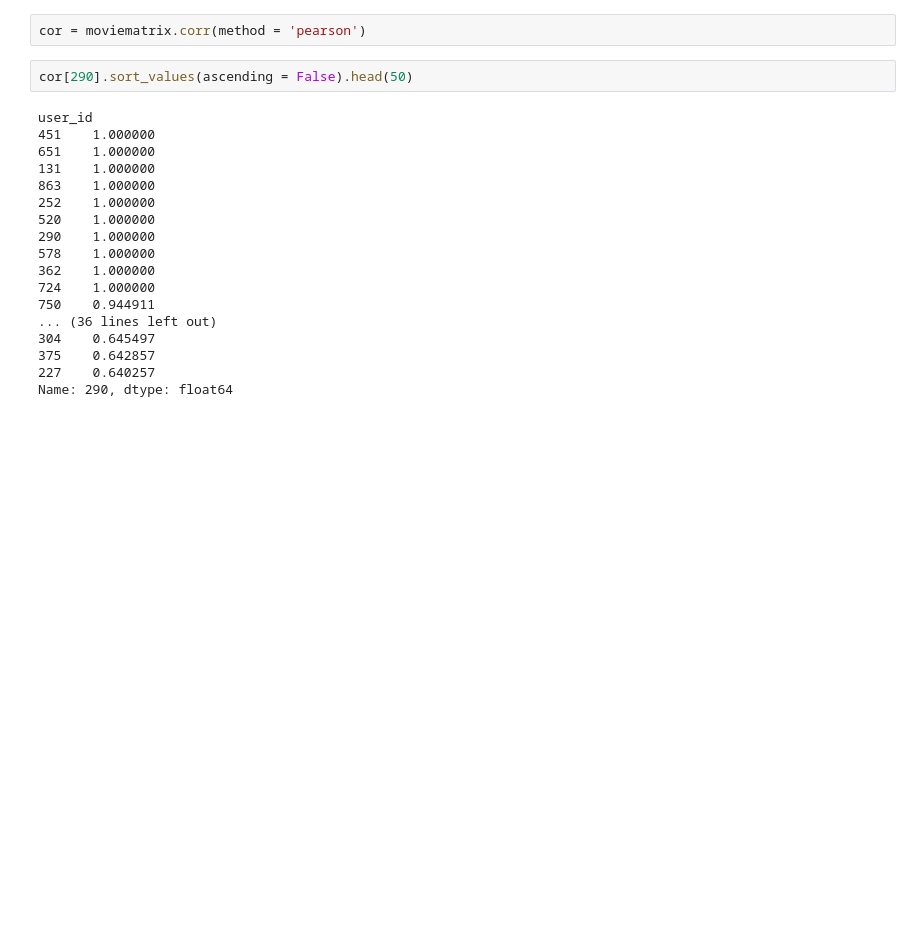
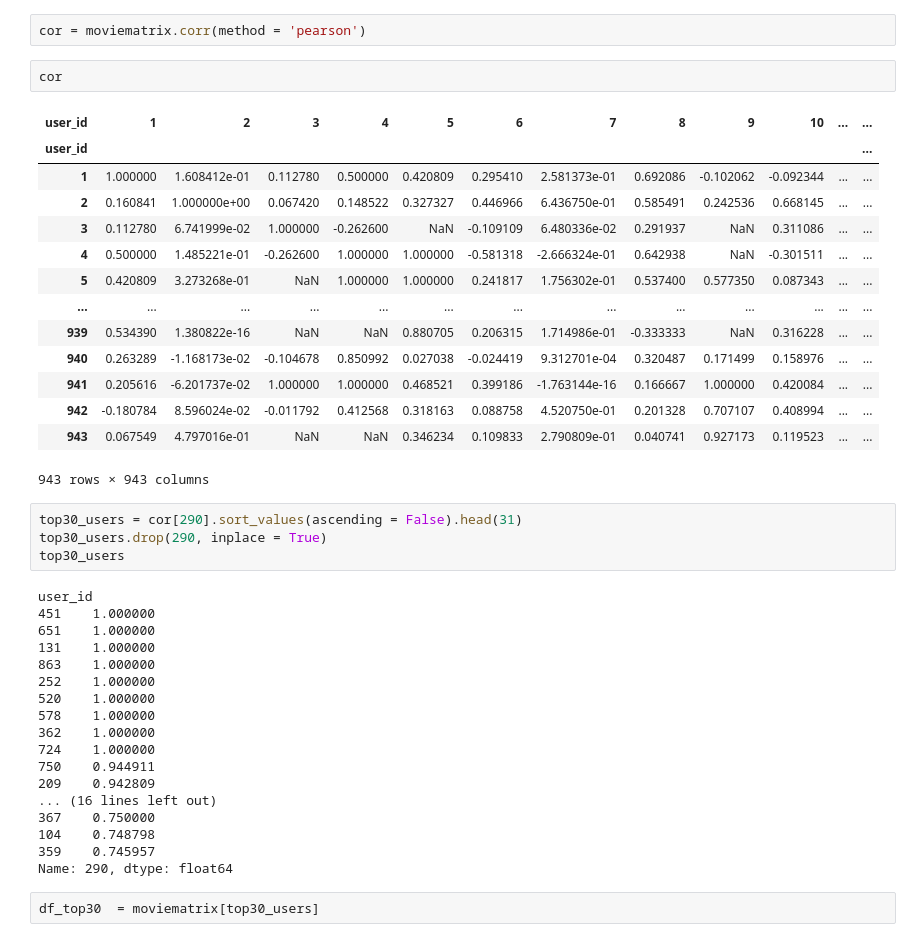
Before and after one commit to ali-d-nasseri/Recommender-System, a Jupyter notebook: Recommender Project.ipynb, the cells around one changed output. Saved outputs shown, nothing was run; the diff lists cells and outputs as text; blank space fills up the shorter version.

```diff
--- a/Recommender Project.ipynb
+++ b/Recommender Project.ipynb
@@ -94,7 +112,26 @@ moviematrix = movielens.pivot_table(index = 'title', columns = 'user_id', values
 # %%
 cor = moviematrix.corr(method = 'pearson')
+# %%
+cor
+# %% [output]
+| user_id | 1 | 2 | 3 | 4 | 5 | 6 | 7 | 8 | 9 | 10 | ... | ... |
+| user_id |  |  |  |  |  |  |  |  |  |  |  | ... |
+| 1 | 1.000000 | 1.608412e-01 | 0.112780 | 0.500000 | 0.420809 | 0.295410 | 2.581373e-01 | 0.692086 | -0.102062 | -0.092344 | ... | ... |
+| 2 | 0.160841 | 1.000000e+00 | 0.067420 | 0.148522 | 0.327327 | 0.446966 | 6.436750e-01 | 0.585491 | 0.242536 | 0.668145 | ... | ... |
+| 3 | 0.112780 | 6.741999e-02 | 1.000000 | -0.262600 | NaN | -0.109109 | 6.480336e-02 | 0.291937 | NaN | 0.311086 | ... | ... |
+| 4 | 0.500000 | 1.485221e-01 | -0.262600 | 1.000000 | 1.000000 | -0.581318 | -2.666324e-01 | 0.642938 | NaN | -0.301511 | ... | ... |
+| 5 | 0.420809 | 3.273268e-01 | NaN | 1.000000 | 1.000000 | 0.241817 | 1.756302e-01 | 0.537400 | 0.577350 | 0.087343 | ... | ... |
+| ... | ... | ... | ... | ... | ... | ... | ... | ... | ... | ... | ... | ... |
+| 939 | 0.534390 | 1.380822e-16 | NaN | NaN | 0.880705 | 0.206315 | 1.714986e-01 | -0.333333 | NaN | 0.316228 | ... | ... |
+| 940 | 0.263289 | -1.168173e-02 | -0.104678 | 0.850992 | 0.027038 | -0.024419 | 9.312701e-04 | 0.320487 | 0.171499 | 0.158976 | ... | ... |
+| 941 | 0.205616 | -6.201737e-02 | 1.000000 | 1.000000 | 0.468521 | 0.399186 | -1.763144e-16 | 0.166667 | 1.000000 | 0.420084 | ... | ... |
+| 942 | -0.180784 | 8.596024e-02 | -0.011792 | 0.412568 | 0.318163 | 0.088758 | 4.520750e-01 | 0.201328 | 0.707107 | 0.408994 | ... | ... |
+| 943 | 0.067549 | 4.797016e-01 | NaN | NaN | 0.346234 | 0.109833 | 2.790809e-01 | 0.040741 | 0.927173 | 0.119523 | ... | ... |
+943 rows × 943 columns
 # %%
-cor[290].sort_values(ascending = False).head(50)
+top30_users = cor[290].sort_values(ascending = False).head(31)
+top30_users.drop(290, inplace = True)
+top30_users
 # %% [output]
 user_id
 451    1.000000
@@ -103,13 +140,15 @@ user_id
 863    1.000000
 252    1.000000
 520    1.000000
-290    1.000000
 578    1.000000
 362    1.000000
 724    1.000000
 750    0.944911
-... (36 lines left out)
-304    0.645497
-375    0.642857
-227    0.640257
+209    0.942809
+... (16 lines left out)
+367    0.750000
+104    0.748798
+359    0.745957
 Name: 290, dtype: float64
+# %%
+df_top30  = moviematrix[top30_users]
```
Also changed, not shown: parts of 15 cells of this notebook, 4 other files.
